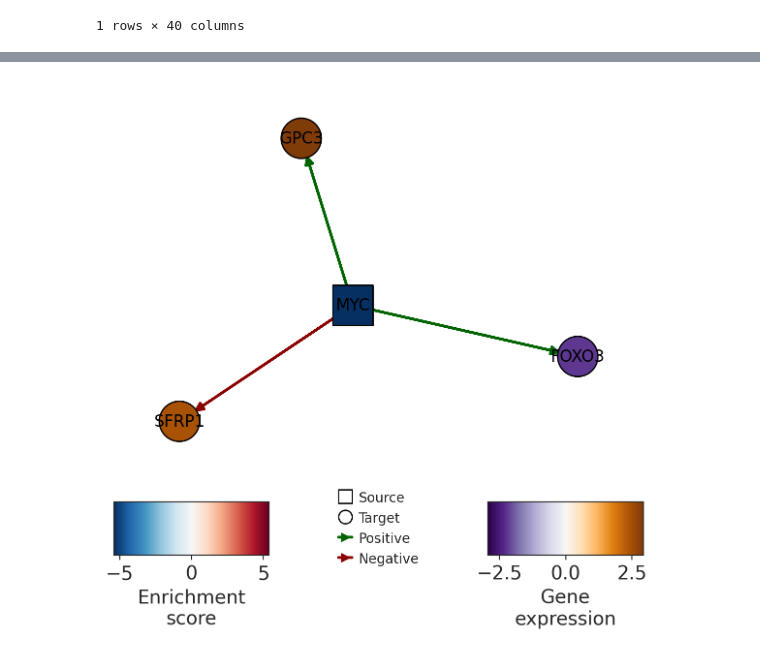
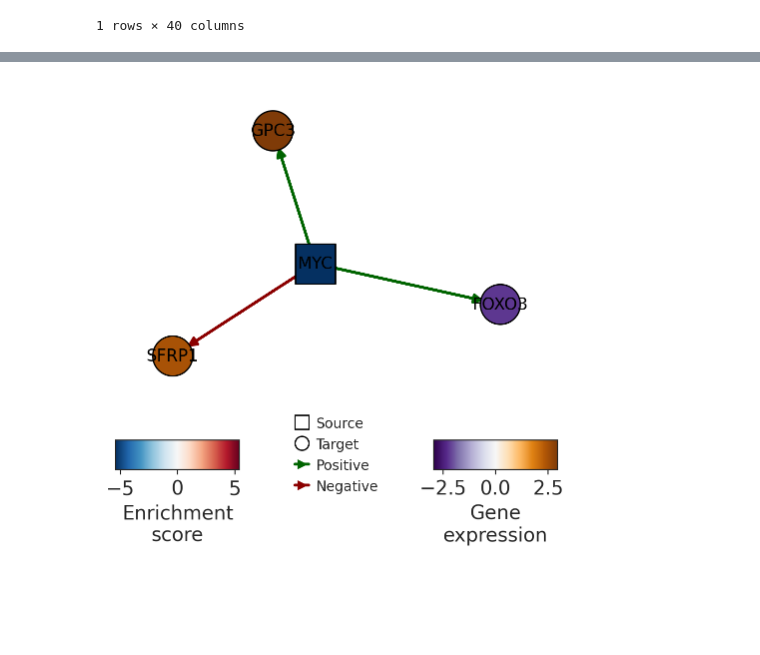
Before and after one commit to subramaniam-lab-ucsd/tf-project, a Jupyter notebook: tf_project_analysis.ipynb, the cells around one changed output, grey strips where cells are left out. Drawn from its saved outputs; the diff is of its cells as text; code cells hidden in the pictures; blank space fills up the shorter version.

```diff
--- a/tf_project_analysis.ipynb
+++ b/tf_project_analysis.ipynb
@@ -4137,0 +2649,2 @@ dc.pl.barplot(data=cl7_tf_acts, name="Cluster 7", figsize=(3,3))
+# %%
+sns.set_style("ticks")
@@ -4181,3 +2824,3 @@ print(len(nanog_degs))
 # %%
-nanog_tf_acts, nanog_wald_df = \
-    tf_activity_inference(DGE_results_dfs=de_results_dfs, kds="NANOG", mask_kd_genes=True)
+nanog_wald_df = build_wald_df(DGE_results_dfs=de_results_dfs, kds="NANOG")
+nanog_wald_df
@@ -4194,0 +2831,3 @@ nanog_wald_df
+# %%
+nanog_tf_acts = tf_activity_inference(nanog_wald_df, collectri)
+nanog_tf_acts
@@ -4195,5 +2837,5 @@ nanog_wald_df
 # %%
-nanog_wald_df_degs = build_wald_df_degs(nanog_wald_df, nanog_degs, drop=True)
+nanog_wald_df_degs = filter_wald_df_to_degs(nanog_wald_df, nanog_degs, drop=True)
 nanog_wald_df_degs
 # %% [output]
 |  | ADCY2 | CACNA2D3 | CCBE1 | DAB1 | DLGAP1 | ENSG00000197462 | ENSG00000228204 | ENSG00000228714 | ... |
@@ -4206,16 +2848,16 @@ dc.pl.barplot(data=nanog_tf_acts, name="NANOG KD", figsize=(3,3))
 # %%
 dc.pl.network(
     net=collectri,
     data=nanog_wald_df_degs,
     score=nanog_tf_acts,
     sources=["MYC"],
     targets=10,
-    figsize=(6, 6),
+    figsize=(5, 5),
     vcenter=True,
     by_abs=True,
-    size_node=30,
+    size_node=20,
     size_label=1.5,
     t_cmap="PuOr_r"
 )
 # %% [output]
-[figure, old version]
+[figure, new version]
```
Also changed, not shown: parts of 451 cells of this notebook, 4 other files.
